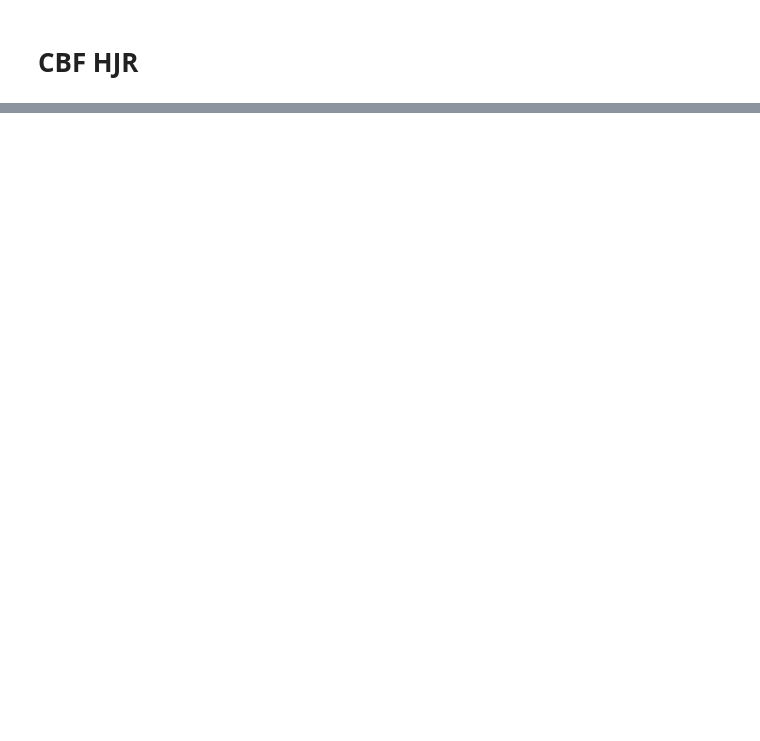
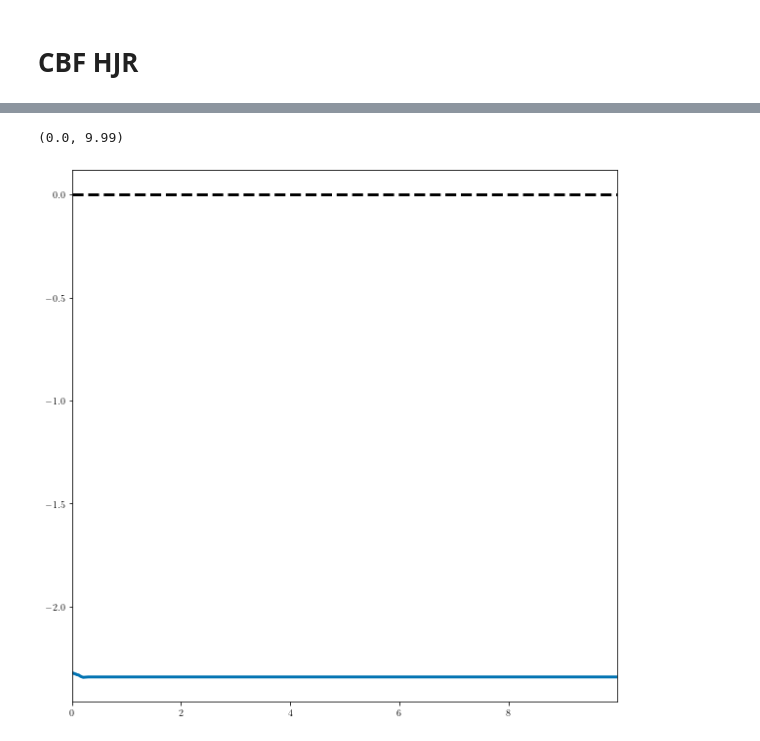
Before and after one commit to UCSD-SASLab/refineCBF, a Jupyter notebook: examples/quad_vertical.ipynb, the cells around one changed output, grey strips where cells are left out. Drawn from its saved outputs; the diff is of its cells as text; code cells hidden in the pictures; blank space fills up the shorter version.

```diff
--- a/examples/quad_vertical.ipynb
+++ b/examples/quad_vertical.ipynb
@@ -178,0 +360,8 @@ target_values = hj.solve(solver_settings, dyn_hjr, grid, times, init_values)
+# %%
+fig, ax = plt.subplots(figsize=(10,10))
+ax.plot(ts, vf_filt_ws[1:])
+ax.plot(ts, np.zeros_like(vf_filt_ws[1:]), '--k')
+ax.set_xlim([ts[0], ts[-1]])
+# %% [output]
+(0.0, 9.99)
+[figure, added]
```
Also changed, not shown: parts of 49 cells of this notebook.
